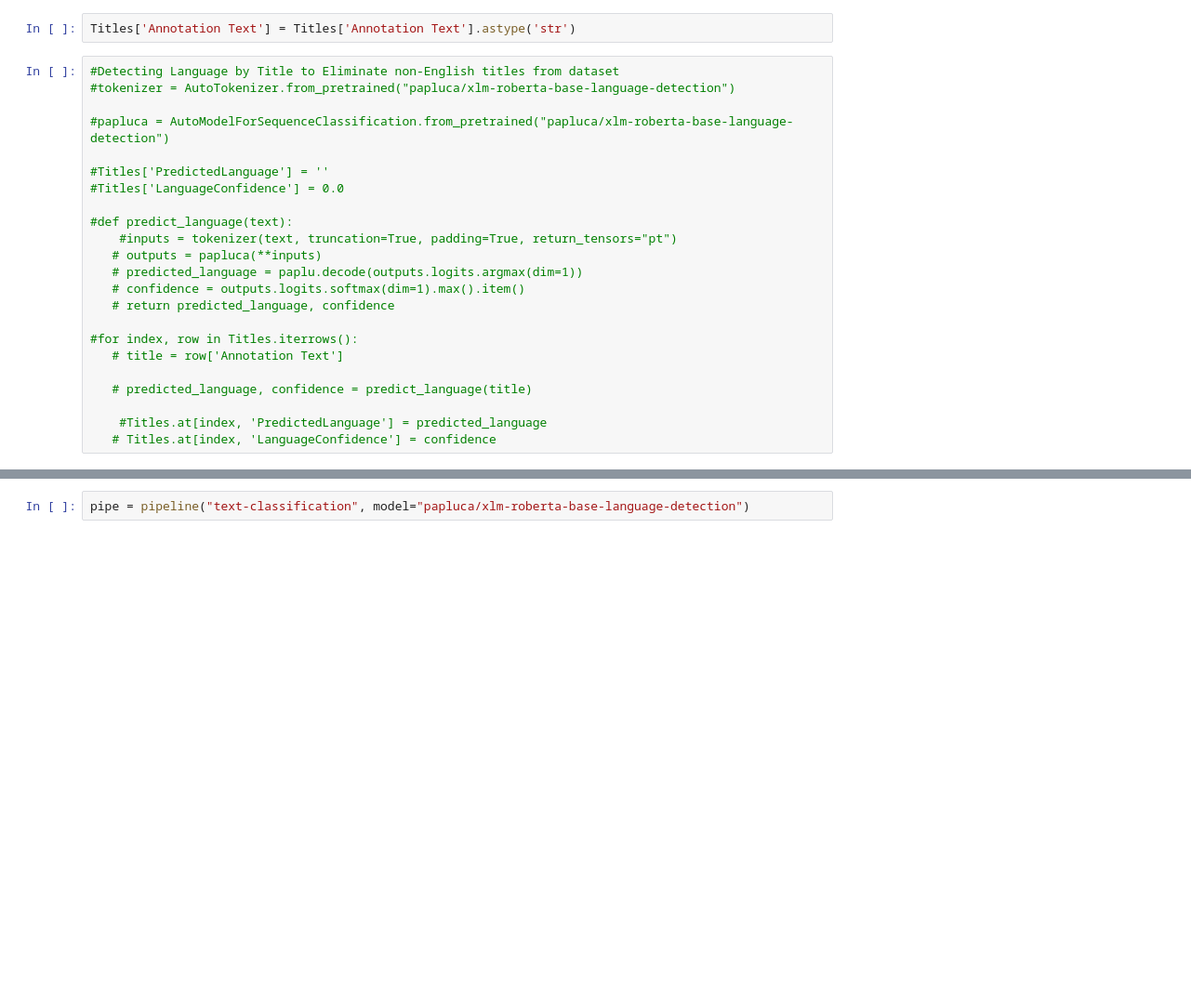
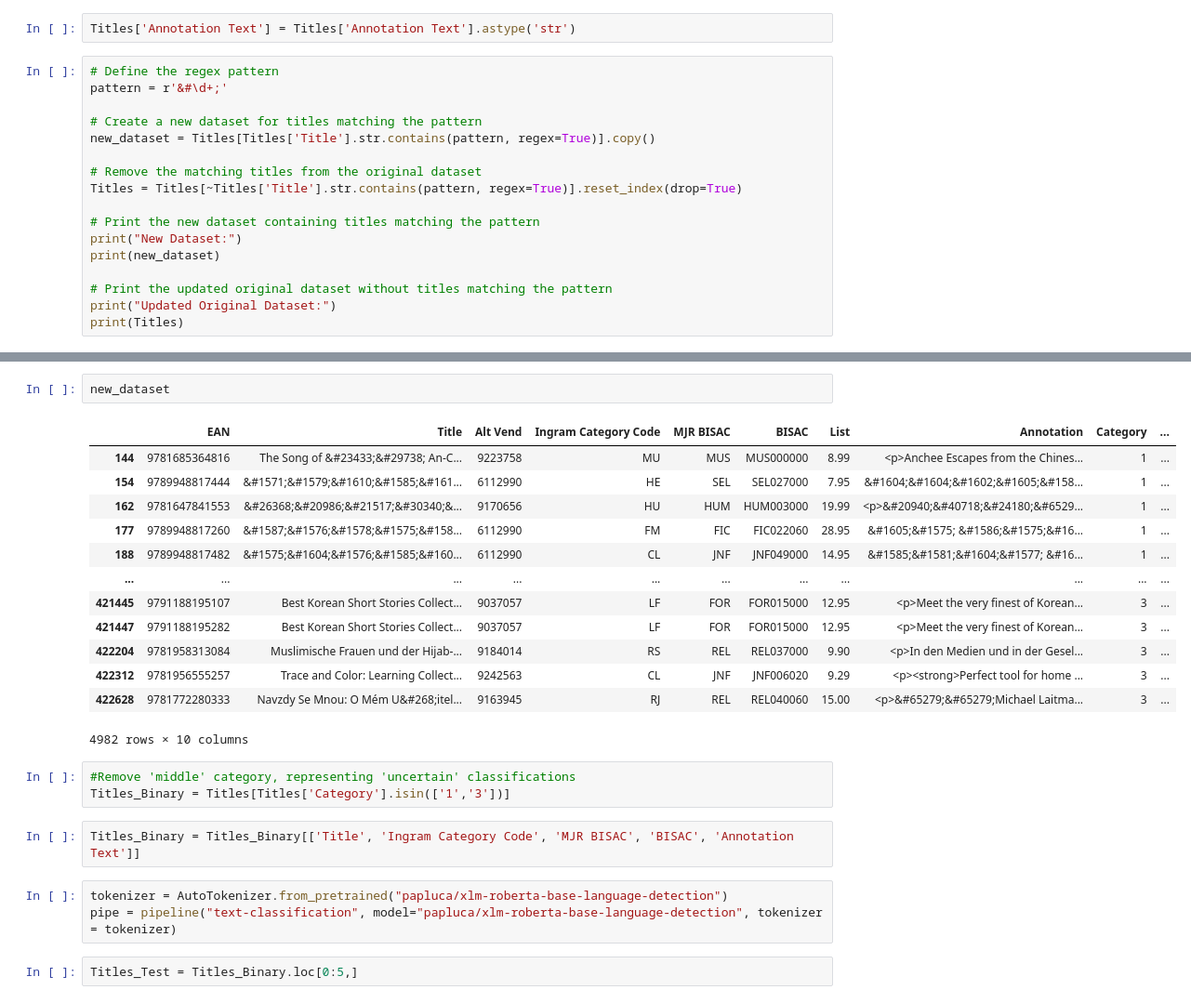
Before and after one commit to michialm/NLPClassifier, a Jupyter notebook: NLP Classifier Data Read and Cleanup.ipynb, the cells around one changed output, grey strips where cells are left out. Shown at 93% size. Cells and saved outputs as stored; diff of their text form; blank space fills up the shorter version.

```diff
--- a/NLP Classifier Data Read and Cleanup.ipynb
+++ b/NLP Classifier Data Read and Cleanup.ipynb
@@ -88,25 +93,19 @@ Titles.head()
 # %%
 Titles['Annotation Text'] = Titles['Annotation Text'].astype('str')
 # %%
-#Detecting Language by Title to Eliminate non-English titles from dataset
-#tokenizer = AutoTokenizer.from_pretrained("papluca/xlm-roberta-base-language-detection")
+# Define the regex pattern
+pattern = r'&#\d+;'
 
-#papluca = AutoModelForSequenceClassification.from_pretrained("papluca/xlm-roberta-base-language-detection")
+# Create a new dataset for titles matching the pattern
+new_dataset = Titles[Titles['Title'].str.contains(pattern, regex=True)].copy()
 
-#Titles['PredictedLanguage'] = ''
-#Titles['LanguageConfidence'] = 0.0
+# Remove the matching titles from the original dataset
+Titles = Titles[~Titles['Title'].str.contains(pattern, regex=True)].reset_index(drop=True)
 
-#def predict_language(text):
-    #inputs = tokenizer(text, truncation=True, padding=True, return_tensors="pt")
-   # outputs = papluca(**inputs)
-   # predicted_language = paplu.decode(outputs.logits.argmax(dim=1))
-   # confidence = outputs.logits.softmax(dim=1).max().item()
-   # return predicted_language, confidence
+# Print the new dataset containing titles matching the pattern
+print("New Dataset:")
+print(new_dataset)
 
-#for index, row in Titles.iterrows():
-   # title = row['Annotation Text']
-
-   # predicted_language, confidence = predict_language(title)
-
-    #Titles.at[index, 'PredictedLanguage'] = predicted_language
-   # Titles.at[index, 'LanguageConfidence'] = confidence
+# Print the updated original dataset without titles matching the pattern
+print("Updated Original Dataset:")
+print(Titles)
@@ -113,2 +130,26 @@ Titles['Annotation Text'] = Titles['Annotation Text'].astype('str')
+# %%
+new_dataset
+# %% [output]
+|  | EAN | Title | Alt Vend | Ingram Category Code | MJR BISAC | BISAC | List | Annotation | Category | ... |
+| 144 | 9781685364816 | The Song of &#23433;&#29738; An-C... | 9223758 | MU | MUS | MUS000000 | 8.99 | <p>Anchee Escapes from the Chines... | 1 | ... |
+| 154 | 9789948817444 | &#1571;&#1579;&#1610;&#1585;&#161... | 6112990 | HE | SEL | SEL027000 | 7.95 | &#1604;&#1604;&#1602;&#1605;&#158... | 1 | ... |
+| 162 | 9781647841553 | &#26368;&#20986;&#21517;&#30340;&... | 9170656 | HU | HUM | HUM003000 | 19.99 | <p>&#20940;&#40718;&#24180;&#6529... | 1 | ... |
+| 177 | 9789948817260 | &#1587;&#1576;&#1578;&#1575;&#158... | 6112990 | FM | FIC | FIC022060 | 28.95 | &#1605;&#1575; &#1586;&#1575;&#16... | 1 | ... |
+| 188 | 9789948817482 | &#1575;&#1604;&#1576;&#1585;&#160... | 6112990 | CL | JNF | JNF049000 | 14.95 | &#1585;&#1581;&#1604;&#1577; &#16... | 1 | ... |
+| ... | ... | ... | ... | ... | ... | ... | ... | ... | ... | ... |
+| 421445 | 9791188195107 | Best Korean Short Stories Collect... | 9037057 | LF | FOR | FOR015000 | 12.95 | <p>Meet the very finest of Korean... | 3 | ... |
+| 421447 | 9791188195282 | Best Korean Short Stories Collect... | 9037057 | LF | FOR | FOR015000 | 12.95 | <p>Meet the very finest of Korean... | 3 | ... |
+| 422204 | 9781958313084 | Muslimische Frauen und der Hijab-... | 9184014 | RS | REL | REL037000 | 9.90 | <p>In den Medien und in der Gesel... | 3 | ... |
+| 422312 | 9781956555257 | Trace and Color: Learning Collect... | 9242563 | CL | JNF | JNF006020 | 9.29 | <p><strong>Perfect tool for home ... | 3 | ... |
+| 422628 | 9781772280333 | Navzdy Se Mnou: O Mém U&#268;itel... | 9163945 | RJ | REL | REL040060 | 15.00 | <p>&#65279;&#65279;Michael Laitma... | 3 | ... |
+4982 rows × 10 columns
+# %%
+#Remove 'middle' category, representing 'uncertain' classifications
+Titles_Binary = Titles[Titles['Category'].isin(['1','3'])]
+# %%
+Titles_Binary = Titles_Binary[['Title', 'Ingram Category Code', 'MJR BISAC', 'BISAC', 'Annotation Text']]
 # %%
-pipe = pipeline("text-classification", model="papluca/xlm-roberta-base-language-detection")
+tokenizer = AutoTokenizer.from_pretrained("papluca/xlm-roberta-base-language-detection")
+pipe = pipeline("text-classification", model="papluca/xlm-roberta-base-language-detection", tokenizer = tokenizer)
+# %%
+Titles_Test = Titles_Binary.loc[0:5,]
```
Also changed, not shown: parts of 12 cells of this notebook.
